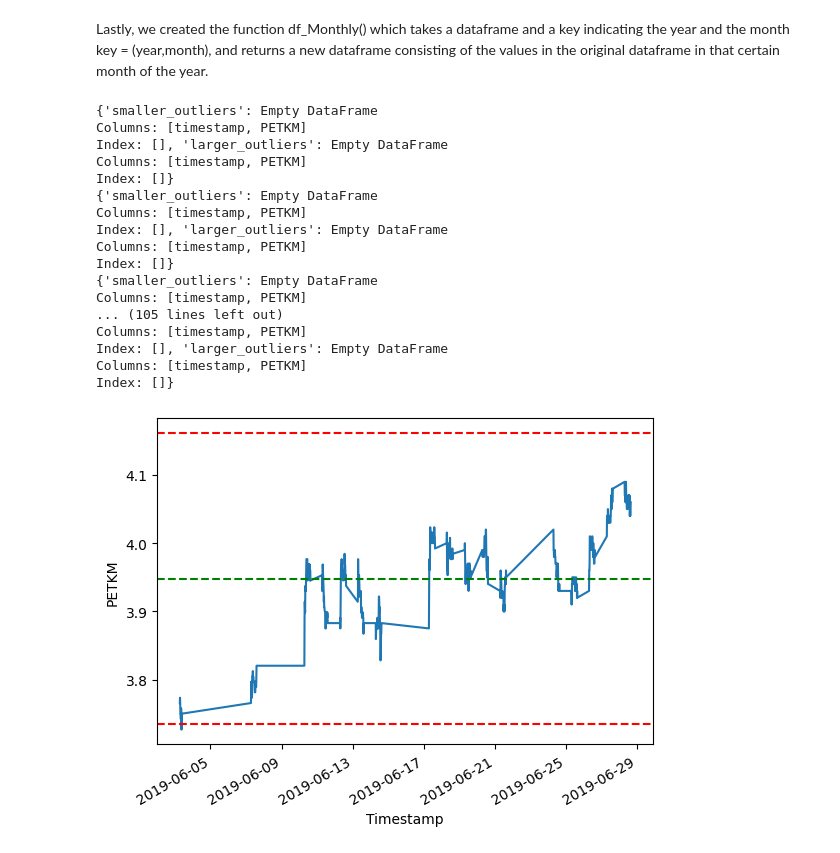
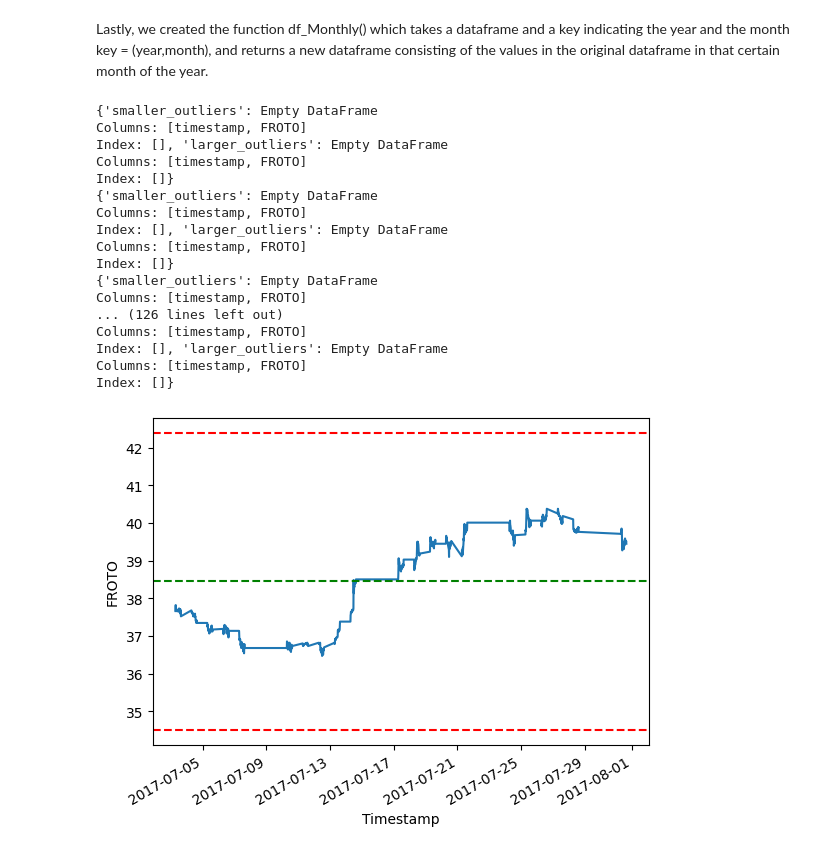
Before and after one commit to eylulranasarac/ie423-group, a Jupyter notebook: Project_Part1.ipynb, the cells around one changed output. Drawn from its saved outputs; the diff is of its cells as text; code cells hidden in the pictures.

```diff
--- a/Project_Part1.ipynb
+++ b/Project_Part1.ipynb
@@ -52,41 +52,41 @@ def Func(df,column_name,key):
 
 for year in range(2017,2019):
      for month in range(1,13):
-       print(Func(df_w,column_name = "PETKM", key = (year,month)))
+       print(Func(df_w,column_name = "FROTO", key = (year,month)))
 # %% [output]
 {'smaller_outliers': Empty DataFrame
-Columns: [timestamp, PETKM]
+Columns: [timestamp, FROTO]
 Index: [], 'larger_outliers': Empty DataFrame
-Columns: [timestamp, PETKM]
+Columns: [timestamp, FROTO]
 Index: []}
 {'smaller_outliers': Empty DataFrame
-Columns: [timestamp, PETKM]
+Columns: [timestamp, FROTO]
 Index: [], 'larger_outliers': Empty DataFrame
-Columns: [timestamp, PETKM]
+Columns: [timestamp, FROTO]
 Index: []}
 {'smaller_outliers': Empty DataFrame
-Columns: [timestamp, PETKM]
-... (105 lines left out)
-Columns: [timestamp, PETKM]
+Columns: [timestamp, FROTO]
+... (126 lines left out)
+Columns: [timestamp, FROTO]
 Index: [], 'larger_outliers': Empty DataFrame
-Columns: [timestamp, PETKM]
+Columns: [timestamp, FROTO]
 Index: []}
 # %%
 def Draw_Graph(df,column_name,key):
     df_column = df.loc[:,["timestamp",column_name]]
     df_column_without_null = df_column.interpolate()
     df_column_monthly = df_Monthly(df_column_without_null, key)
     plt.plot_date(df_column_monthly["timestamp"], df_column_monthly[column_name],marker = "None", linestyle = "solid")
     plt.gcf().autofmt_xdate()
     plt.axhline(y = df_column_monthly[column_name].mean(), color = 'g', linestyle = '--')
     plt.axhline(y = df_column_monthly[column_name].mean() + 3*df_column_monthly[column_name].std(), color = 'r', linestyle = '--')
     plt.axhline(y = df_column_monthly[column_name].mean() - 3*df_column_monthly[column_name].std(), color = 'r', linestyle = '--')
     plt.xlabel("Timestamp")
     plt.ylabel(column_name)
-    save_path = "PETKM SP" # Hisseye göre farklı klasör seç
+    save_path = "FROTO SP" # Hisseye göre farklı klasör seç
     save_name = f"{column_name} {key[0]}-{key[1]}"
     plt.savefig(f"{save_path}/{save_name}.png", format='png')
 
-Draw_Graph(df_w,column_name = "PETKM", key = (2019,6)) # Hisse ismi, yıl ve ay gir
+Draw_Graph(df_w,column_name = "FROTO", key = (2017,7)) # Hisse ismi, yıl ve ay gir
 # %% [output]
-[figure, old version]
+[figure, new version]
```
Also changed, not shown: 3 other files.
